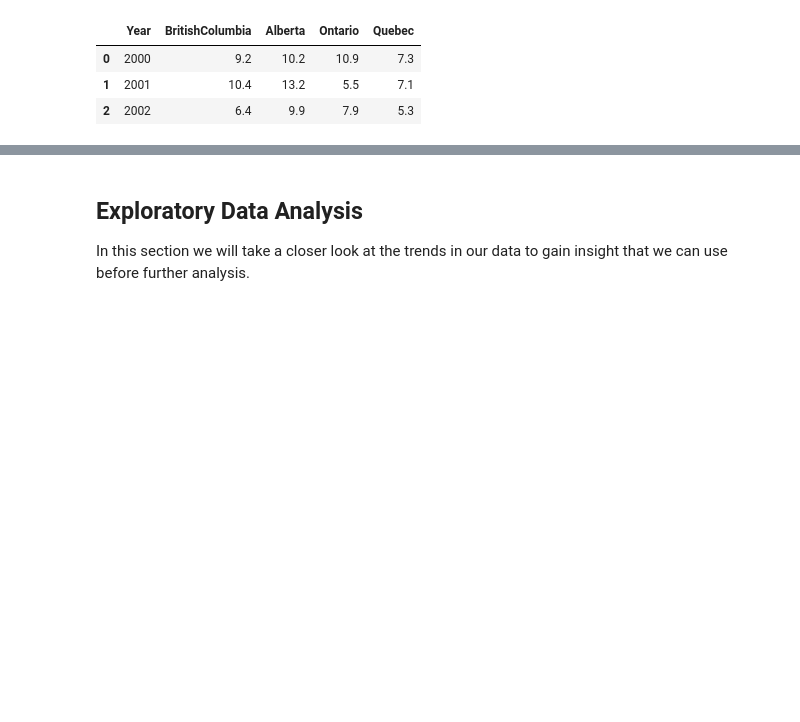
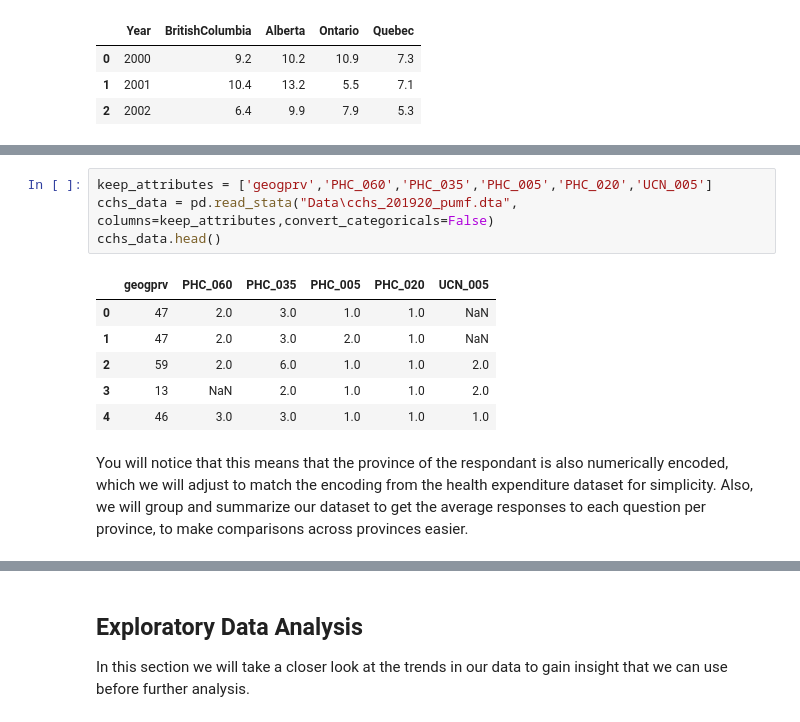
Before and after one commit to RibbitsM/368-research-proj, a Jupyter notebook: viz.ipynb, the cells around one changed output, grey strips where cells are left out. Drawn from its saved outputs; the diff is of its cells as text; blank space fills up the shorter version.

```diff
--- a/viz.ipynb
+++ b/viz.ipynb
@@ -138,0 +156,13 @@ prov_spending_df.head(3)
+# %%
+keep_attributes = ['geogprv','PHC_060','PHC_035','PHC_005','PHC_020','UCN_005']
+cchs_data = pd.read_stata("Data\cchs_201920_pumf.dta", columns=keep_attributes,convert_categoricals=False)
+cchs_data.head()
+# %% [output]
+|  | geogprv | PHC_060 | PHC_035 | PHC_005 | PHC_020 | UCN_005 |
+| 0 | 47 | 2.0 | 3.0 | 1.0 | 1.0 | NaN |
+| 1 | 47 | 2.0 | 3.0 | 2.0 | 1.0 | NaN |
+| 2 | 59 | 2.0 | 6.0 | 1.0 | 1.0 | 2.0 |
+| 3 | 13 | NaN | 2.0 | 1.0 | 1.0 | 2.0 |
+| 4 | 46 | 3.0 | 3.0 | 1.0 | 1.0 | 1.0 |
+# %% [markdown]
+You will notice that this means that the province of the respondant is also numerically encoded, which we will adjust to match the encoding from the health expenditure dataset for simplicity. Also, we will group and summarize our dataset to get the average responses to each question per province, to make comparisons across provinces easier.
```
Also changed, not shown: parts of 13 cells of this notebook.
